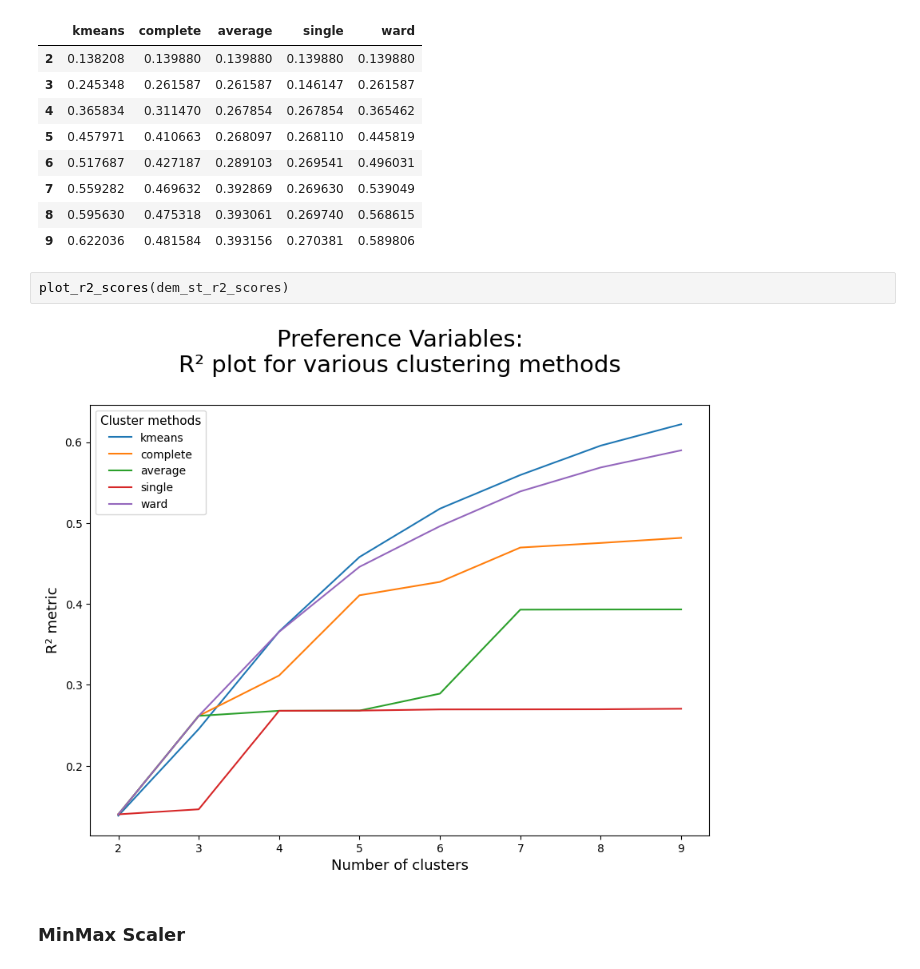
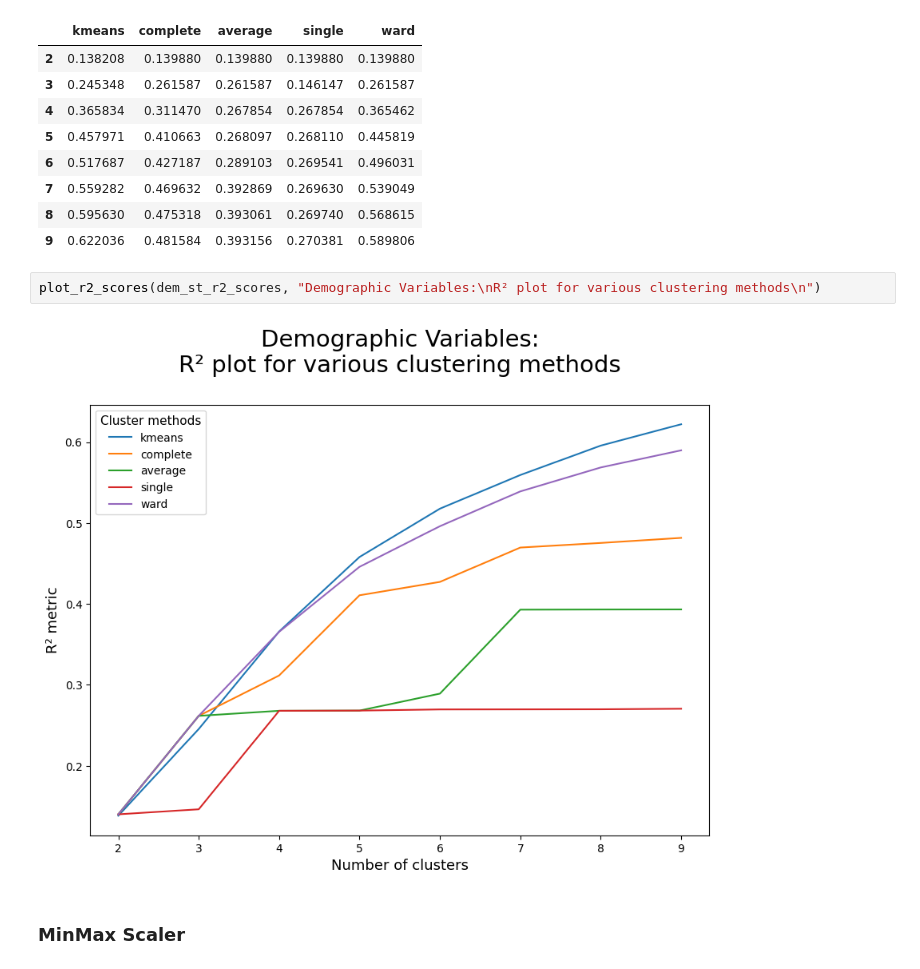
Before and after one commit to Rita-Centeno/DMI, a Jupyter notebook: clustering_dem10.0.ipynb, the cells around one changed output. Cells and saved outputs as stored; diff of their text form.

```diff
--- a/clustering_dem10.0.ipynb
+++ b/clustering_dem10.0.ipynb
@@ -153,10 +152,10 @@ dem_st_r2_scores
 | 7 | 0.559282 | 0.469632 | 0.392869 | 0.269630 | 0.539049 |
 | 8 | 0.595630 | 0.475318 | 0.393061 | 0.269740 | 0.568615 |
 | 9 | 0.622036 | 0.481584 | 0.393156 | 0.270381 | 0.589806 |
-# %%
-plot_r2_scores(dem_st_r2_scores)
-# %% [output]
-[figure, removed]
+# %%
+plot_r2_scores(dem_st_r2_scores, "Demographic Variables:\nR² plot for various clustering methods\n")
+# %% [output]
+[figure, added]
 # %% [markdown]
 ### MinMax Scaler
 # %%
```
Also changed, not shown: parts of 15 cells of this notebook, 3 other files.
